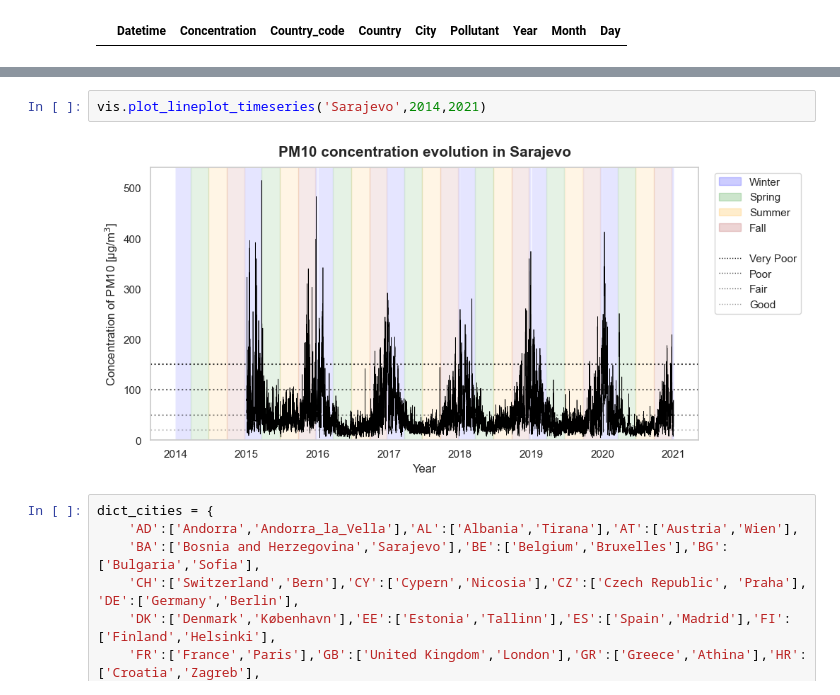
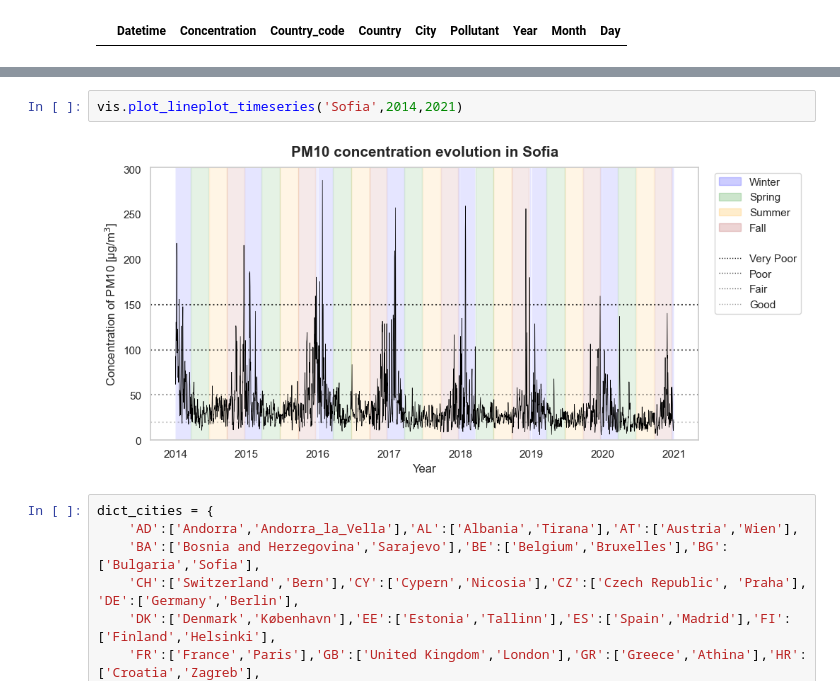
Before and after one commit to mplanasgit/Ironhack-Final-Project, a Jupyter notebook: src/EDA.ipynb, the cells around one changed output, grey strips where cells are left out. Drawn from its saved outputs; the diff is of its cells as text.

```diff
--- a/src/EDA.ipynb
+++ b/src/EDA.ipynb
@@ -821,7 +821,7 @@ test.shape
 # %%
-vis.plot_lineplot_timeseries('Sarajevo',2014,2021)
+vis.plot_lineplot_timeseries('Sofia',2014,2021)
 # %% [output]
-[figure, old version]
+[figure, new version]
 # %%
 dict_cities = {
     'AD':['Andorra','Andorra_la_Vella'],'AL':['Albania','Tirana'],'AT':['Austria','Wien'],
```
Also changed, not shown: parts of 40 cells of this notebook, 7 other files.
